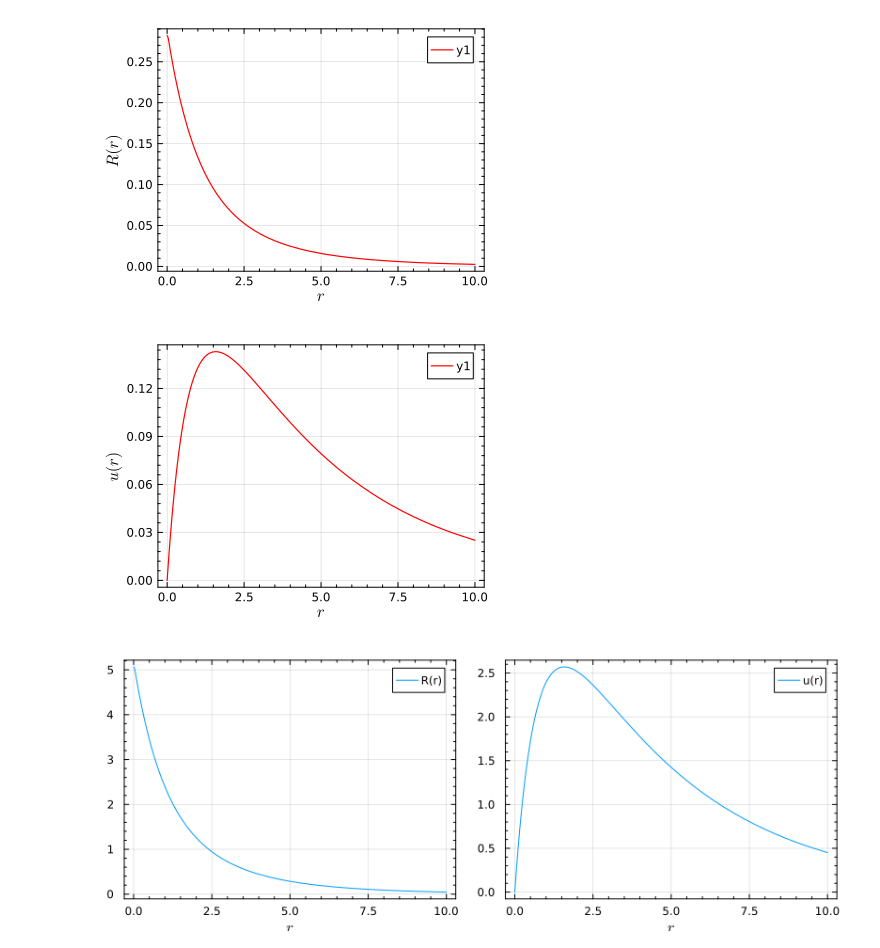
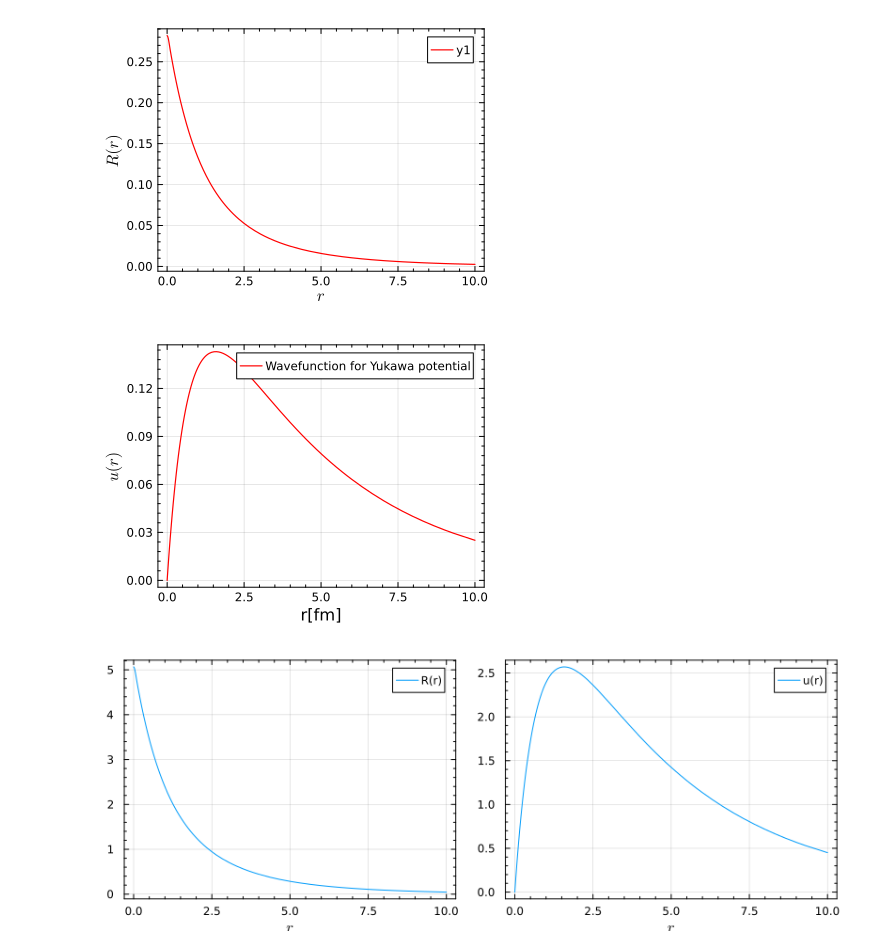
Before and after one commit to linqiu15/schrodinger_equation_solver.jl, a Jupyter notebook: example_gem.ipynb, the cells around one changed output. Cells and saved outputs as stored; diff of their text form; code cells hidden in the pictures.

```diff
--- a/example_gem.ipynb
+++ b/example_gem.ipynb
@@ -265,9 +264,11 @@ gemplot(gm_deuteron_yukawa,gh_deuteron_yukawa,gb_deuteron_yukawa,1,1,0,10;color=
 # %% [output]
 [figure]
 # %%
-gemplotr(gm_deuteron_yukawa,gh_deuteron_yukawa,gb_deuteron_yukawa,1,1,0,10;color="red",lw=1.2,legend=:topright,xlabel=L"r",ylabel=L"u(r)")
+gemplotr(gm_deuteron_yukawa,gh_deuteron_yukawa,gb_deuteron_yukawa,1,1,0,10;color="red",lw=1.2,legend=:topright,xlabel="r[fm]",ylabel=L"u(r)",label="Wavefunction for Yukawa potential")
+savefig("deuteron_wf_yukawa.pdf")
+current()
 # %% [output]
-[figure, old version]
+[figure, new version]
 # %%
 
 let
```
Also changed, not shown: parts of 14 cells of this notebook, 3 other files.
